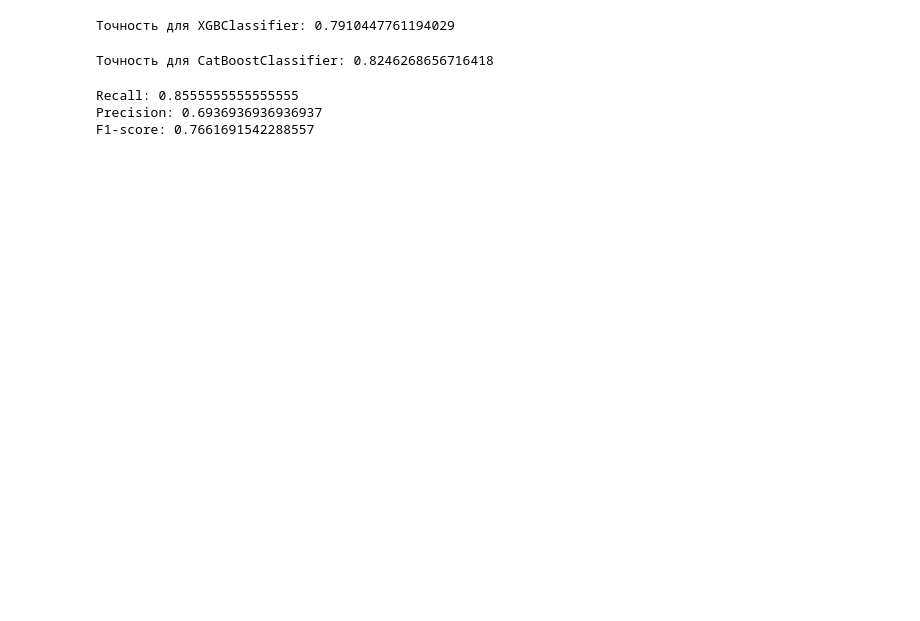
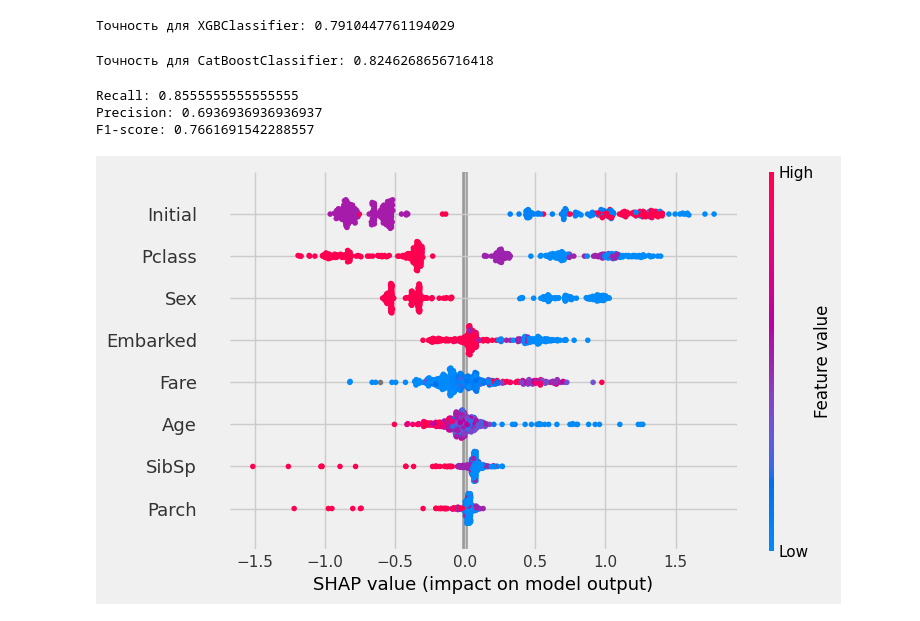
Before and after one commit to KeksikProg/Titanic, a Jupyter notebook: main.ipynb, the cells around one changed output. Saved outputs shown, nothing was run; the diff lists cells and outputs as text; code cells hidden in the pictures; blank space fills up the shorter version.

Commit message:
Add visual parametrs
- Вывел в конце визуализацию параметров, которые наиболее сильно влияют на решение модели

```diff
--- a/main.ipynb
+++ b/main.ipynb
@@ -378,0 +381,10 @@ submission.to_csv("submission.csv", index=False)
+# %%
+cat_explainer = shap.TreeExplainer(
+    model, feature_perturbation="tree_path_dependent"
+)
+cat_shap_values = cat_explainer.shap_values(df_test)
+# %%
+
+shap.summary_plot(cat_shap_values,df_test )
+# %% [output]
+[figure, added]
```
Also changed, not shown: parts of 6 cells of this notebook, 3 other files.
